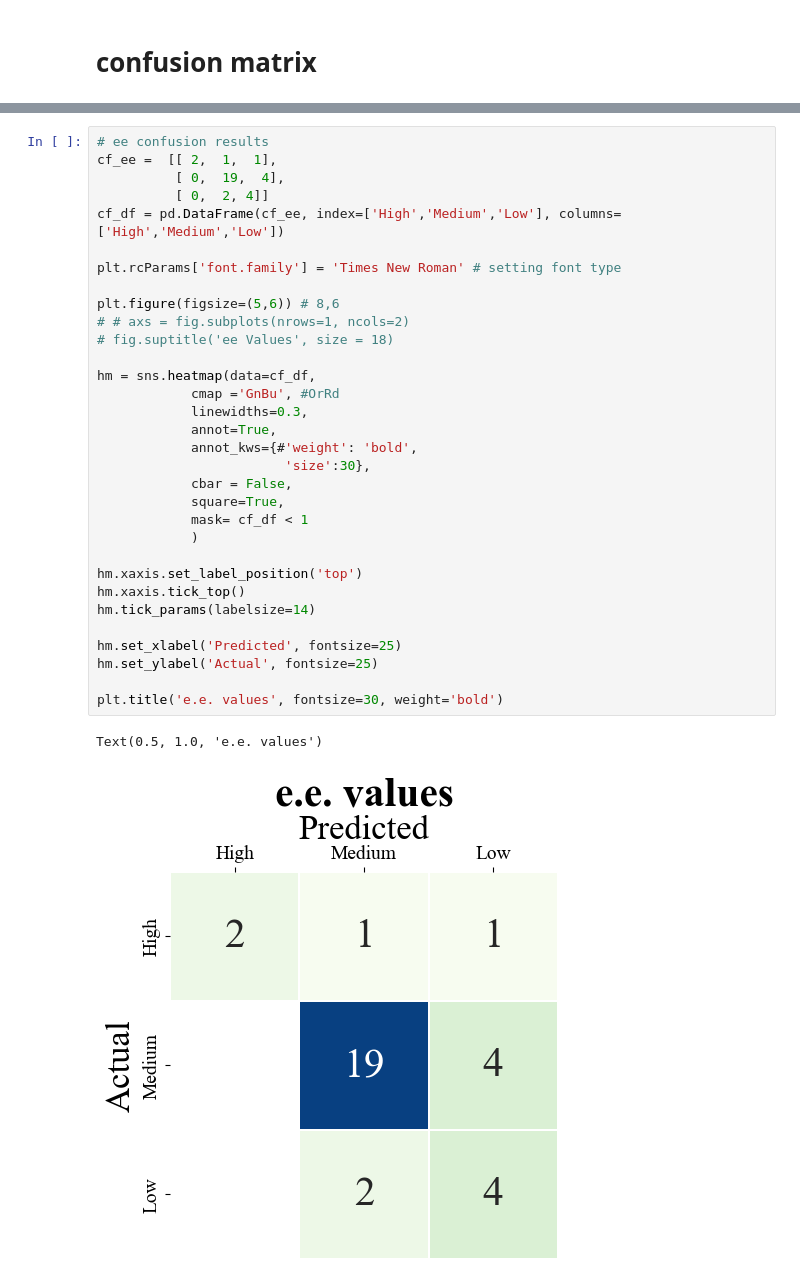
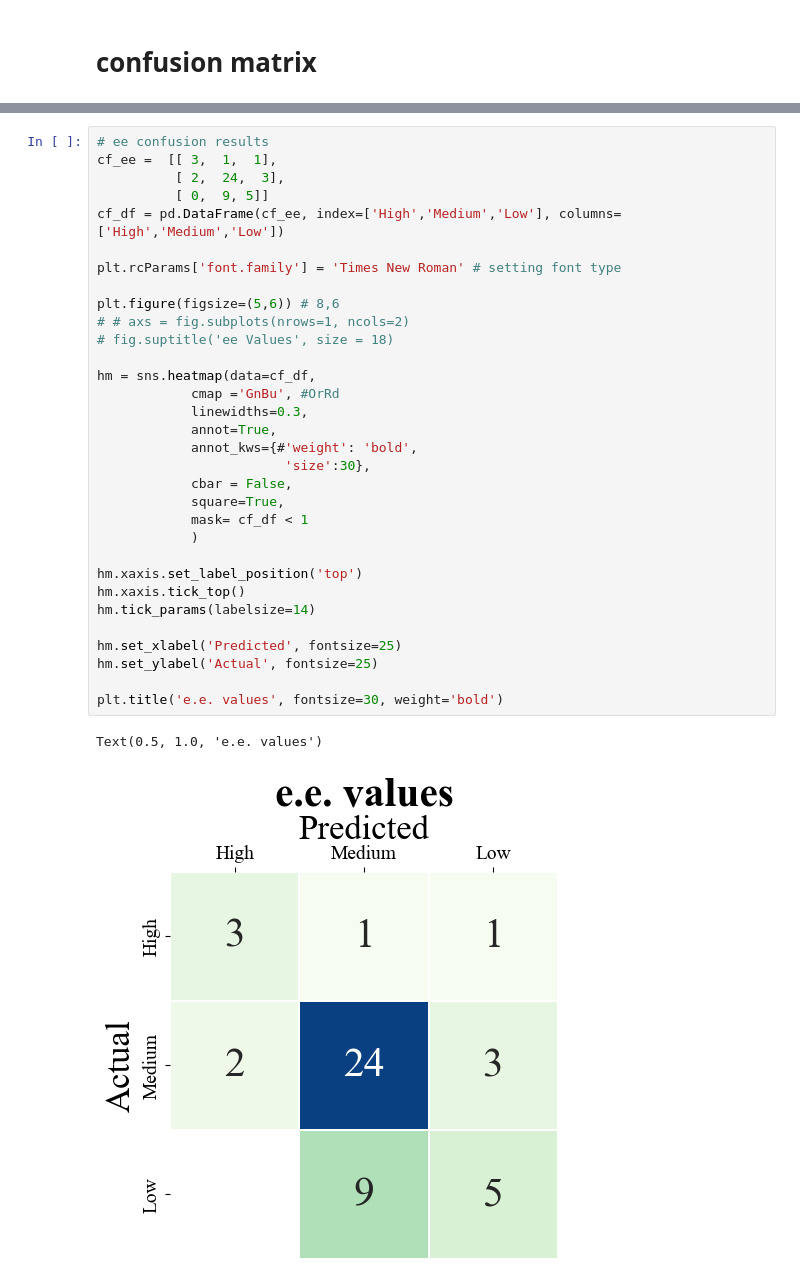
Before and after one commit to troy-lcy/HTE-Aldol-Peptides, a Jupyter notebook: HTE-Aldol/notebooks/visualize.ipynb, the cells around one changed output, grey strips where cells are left out. Cells and saved outputs as stored; diff of their text form.

```diff
--- a/HTE-Aldol/notebooks/visualize.ipynb
+++ b/HTE-Aldol/notebooks/visualize.ipynb
@@ -163,35 +163,35 @@ Text(0.5, 1.0, 'Yields')
 # %%
 # ee confusion results
-cf_ee =  [[ 2,  1,  1],
-          [ 0,  19,  4],
-          [ 0,  2, 4]]
+cf_ee =  [[ 3,  1,  1],
+          [ 2,  24,  3],
+          [ 0,  9, 5]]
 cf_df = pd.DataFrame(cf_ee, index=['High','Medium','Low'], columns=['High','Medium','Low'])
 
 plt.rcParams['font.family'] = 'Times New Roman' # setting font type
 
 plt.figure(figsize=(5,6)) # 8,6
 # # axs = fig.subplots(nrows=1, ncols=2)
 # fig.suptitle('ee Values', size = 18)
 
 hm = sns.heatmap(data=cf_df,
             cmap ='GnBu', #OrRd
             linewidths=0.3,
             annot=True,
             annot_kws={#'weight': 'bold',
                         'size':30},
             cbar = False,
             square=True,
             mask= cf_df < 1
             )
 
 hm.xaxis.set_label_position('top')
 hm.xaxis.tick_top()
 hm.tick_params(labelsize=14)
 
 hm.set_xlabel('Predicted', fontsize=25)
 hm.set_ylabel('Actual', fontsize=25)
 
 plt.title('e.e. values', fontsize=30, weight='bold')
 # %% [output]
 Text(0.5, 1.0, 'e.e. values')
-[figure, old version]
+[figure, new version]
```
Also changed, not shown: parts of 4 cells of this notebook, 24 other files.
